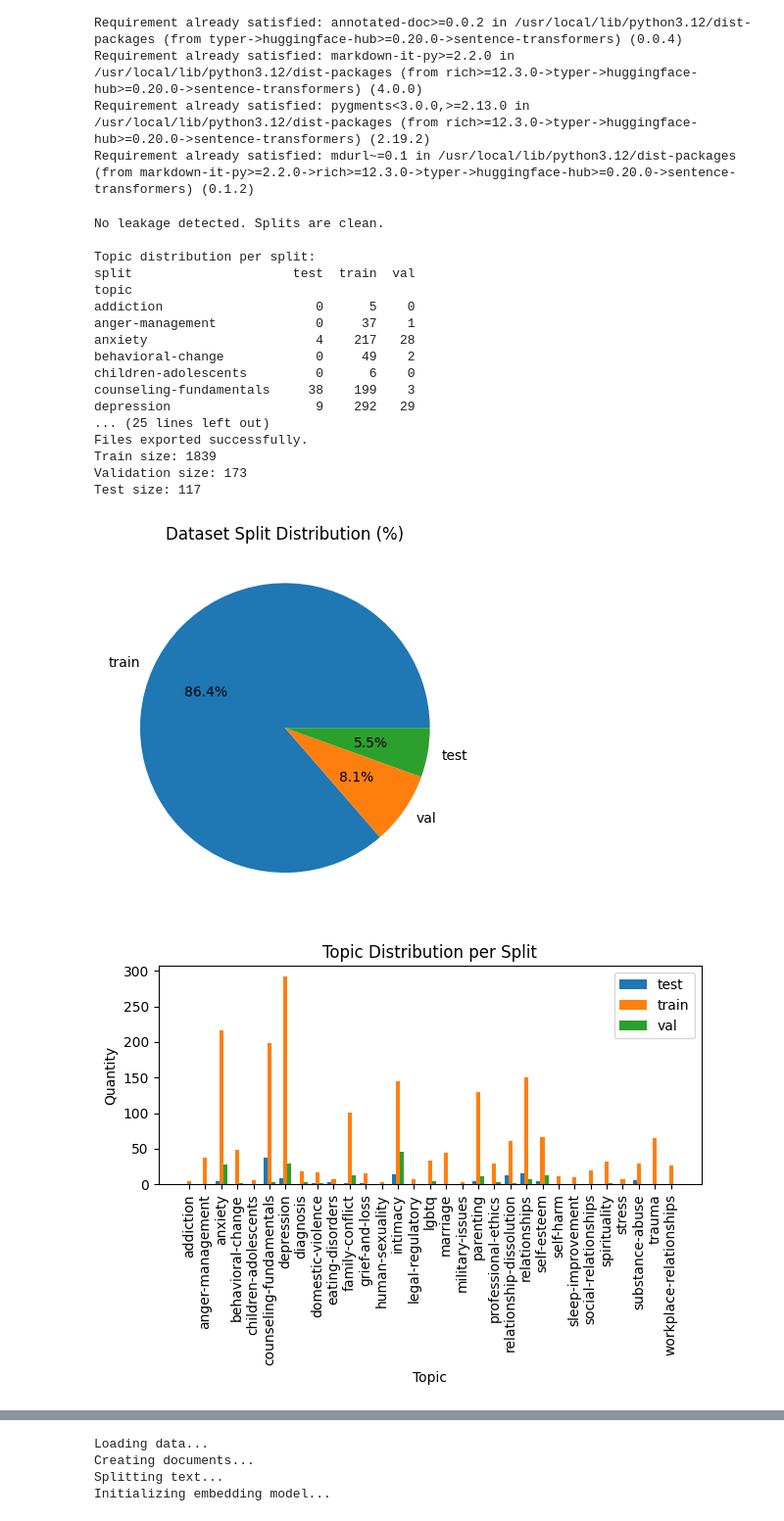
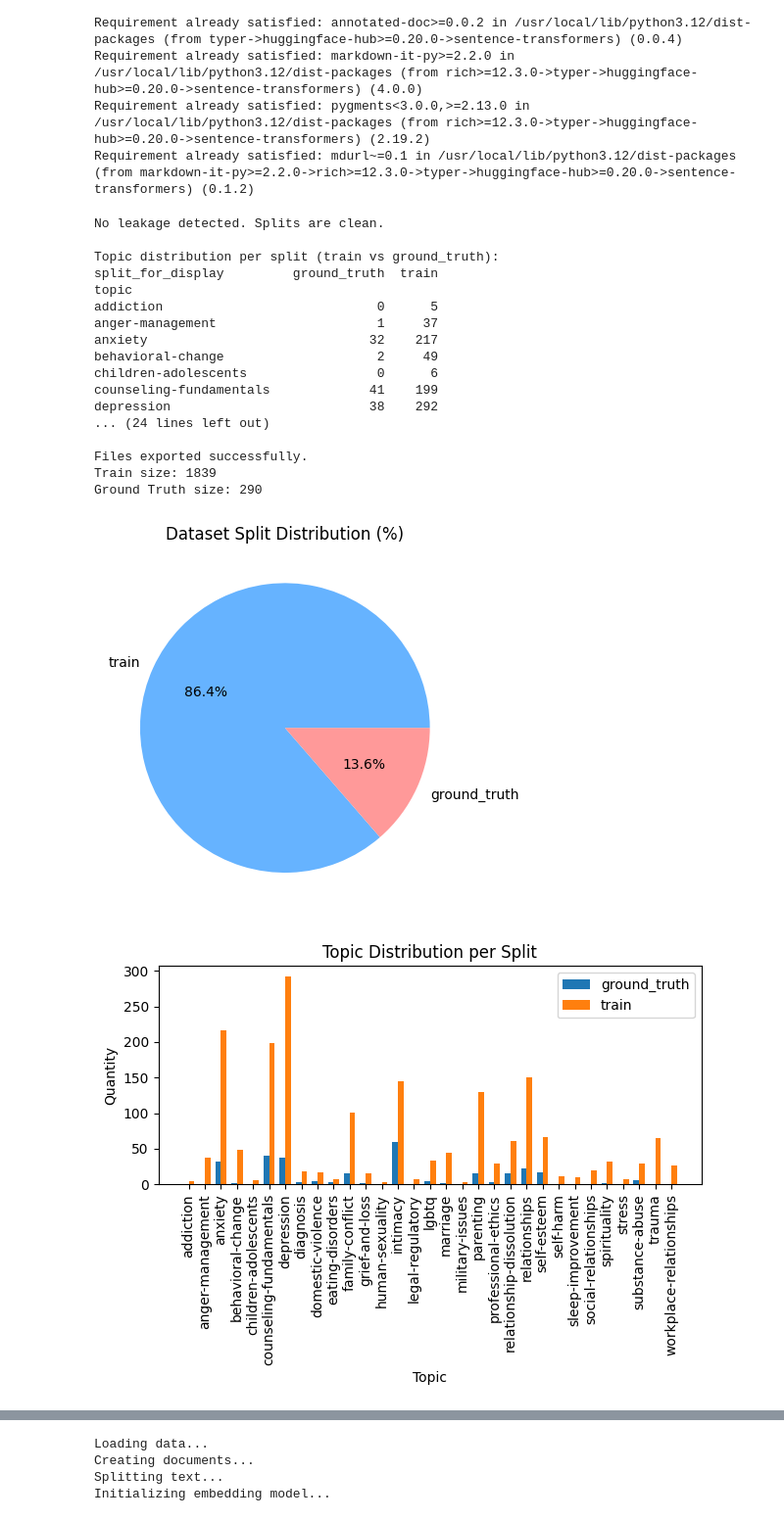
Before and after one commit to NeoRedcraft/nlp-project-1, a Jupyter notebook: Final.ipynb, the cells around one changed output, grey strips where cells are left out. Shown at 98% size. Drawn from its saved outputs; the diff is of its cells as text; code cells hidden in the pictures.

```diff
--- a/Final.ipynb
+++ b/Final.ipynb
@@ -104,7 +70,6 @@ df = pd.read_csv("/content/nlp-project-1/dataset/counsel_chat2.csv")
 # Verify no questionID leakage across splits
 # -----------------------------
 leakage_check = df.groupby("questionID")["split"].nunique()
-
 leaked_ids = leakage_check[leakage_check > 1]
 
 if len(leaked_ids) > 0:
@@ -116,42 +81,40 @@ else:
 # -----------------------------
 # Check topic distribution per split
 # -----------------------------
-print("\nTopic distribution per split:")
-print(pd.crosstab(df["topic"], df["split"]))
+df['split_for_display'] = df['split'].replace({'val': 'ground_truth', 'test': 'ground_truth'})
 
+print("\nTopic distribution per split (train vs ground_truth):")
+print(pd.crosstab(df["topic"], df["split_for_display"]))
 # -----------------------------
-# Export files based on existing split column
+# Export files based on split column
 # -----------------------------
 train_df = df[df["split"] == "train"]
-val_df = df[df["split"] == "val"]
-test_df = df[df["split"] == "test"]
+ground_truth_df = df[df["split"].isin(["val", "test"])]
 
 train_df.to_csv("train.csv", index=False)
-val_df.to_csv("val.csv", index=False)
-test_df.to_csv("test.csv", index=False)
+ground_truth_df.to_csv("ground_truth.csv", index=False)
 
 print("\nFiles exported successfully.")
 print("Train size:", len(train_df))
-print("Validation size:", len(val_df))
-print("Test size:", len(test_df))
+print("Ground Truth size:", len(ground_truth_df))
 # %% [output]
 No leakage detected. Splits are clean.
 
-Topic distribution per split:
-split                     test  train  val
+Topic distribution per split (train vs ground_truth):
+split_for_display         ground_truth  train
 topic
-addiction                    0      5    0
-anger-management             0     37    1
-anxiety                      4    217   28
-behavioral-change            0     49    2
-children-adolescents         0      6    0
-counseling-fundamentals     38    199    3
-depression                   9    292   29
-... (25 lines left out)
+addiction                            0      5
+anger-management                     1     37
+anxiety                             32    217
+behavioral-change                    2     49
+children-adolescents                 0      6
+counseling-fundamentals             41    199
+depression                          38    292
+... (24 lines left out)
+
 Files exported successfully.
 Train size: 1839
-Validation size: 173
-Test size: 117
+Ground Truth size: 290
 # %%
 import pandas as pd
 import matplotlib.pyplot as plt
@@ -161,53 +124,59 @@ import numpy as np
 df = pd.read_csv("/content/nlp-project-1/dataset/counsel_chat2.csv")
 
 # =============================
-# 1️⃣ Pie Chart: Split Distribution
+# Combine val & test into ground_truth
 # =============================
-split_counts = df["split"].value_counts()
+df['split'] = df['split'].replace({'val': 'ground_truth', 'test': 'ground_truth'})
+
+# =============================
+# 1️⃣ Pie Chart: Split Distribution (train vs ground_truth)
+# =============================
+split_counts = df['split'].value_counts()
 split_percentages = split_counts / split_counts.sum() * 100
 
 plt.figure()
 plt.pie(
     split_percentages,
     labels=split_percentages.index,
-    autopct='%1.1f%%'
+    autopct='%1.1f%%',
+    colors=['#66b3ff','#ff9999']
 )
 plt.title("Dataset Split Distribution (%)")
 plt.show()
 
 
 # =============================
-# 2️⃣ Bar Chart: Topic Distribution per Split
+# 2️⃣ Bar Chart: Topic Distribution per Split (train vs ground_truth)
 # =============================
-topic_split_counts = df.groupby(["topic", "split"]).size().unstack(fill_value=0)
+topic_split_counts = df.groupby(['topic', 'split']).size().unstack(fill_value=0)
 
 topics = topic_split_counts.index
 splits = topic_split_counts.columns
 
 x = np.arange(len(topics))
-width = 0.25
+width = 0.35  # narrower bars since only 2 splits now
 
 plt.figure()
 
 for i, split in enumerate(splits):
     plt.bar(
         x + i * width,
         topic_split_counts[split],
         width=width,
         label=split
     )
 
-plt.xticks(x + width, topics, rotation=90)
+plt.xticks(x + width/2, topics, rotation=90)
 plt.xlabel("Topic")
 plt.ylabel("Quantity")
 plt.title("Topic Distribution per Split")
 plt.legend()
 
 plt.tight_layout()
 plt.show()
 # %% [output]
-[figure, old version]
+[figure, new version]
-[figure, old version]
+[figure, new version]
 # %%
 import pandas as pd
 import matplotlib.pyplot as plt
```
Also changed, not shown: parts of 5 cells of this notebook.
